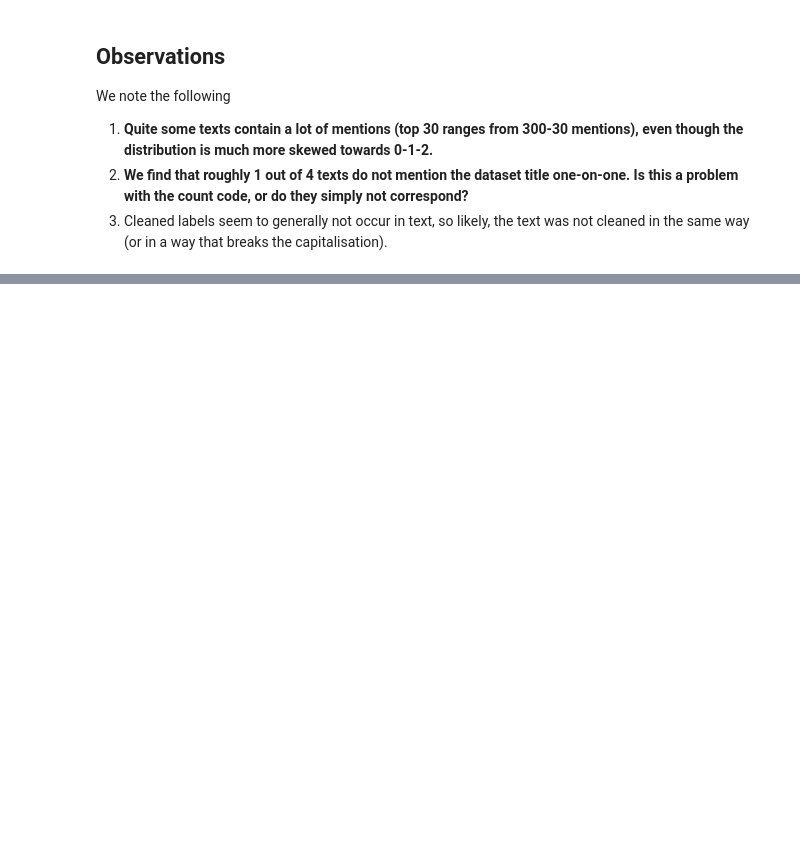
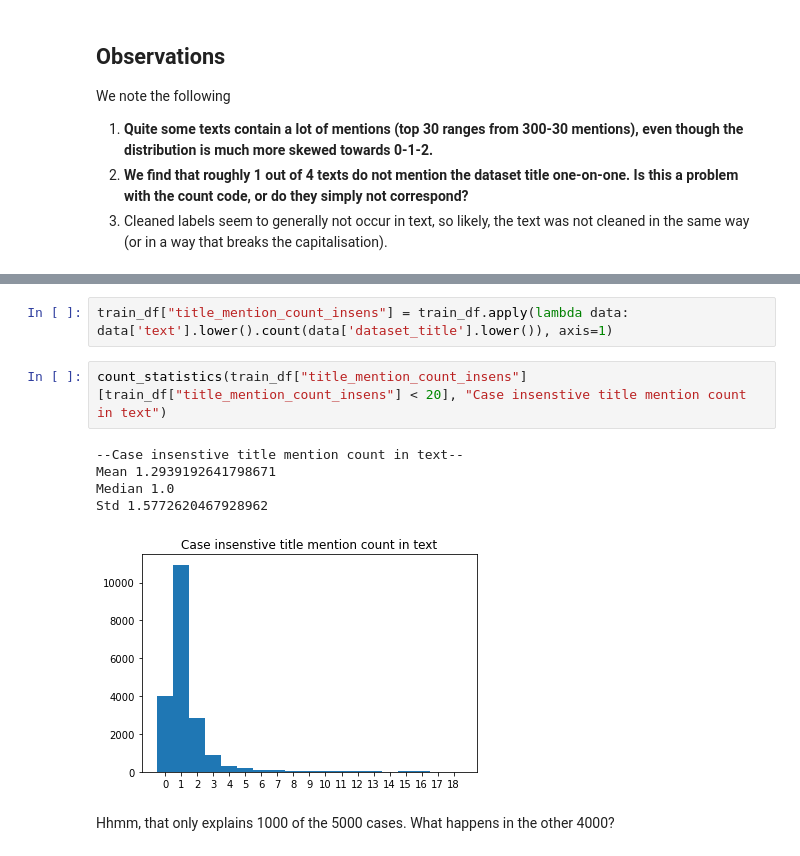
Before and after one commit to verrannt/show-us-the-data, a Jupyter notebook: src/notebooks/capitalisation_eda.ipynb, the cells around one changed output, grey strips where cells are left out. Saved outputs shown, nothing was run; the diff lists cells and outputs as text; blank space fills up the shorter version.

```diff
--- a/src/notebooks/capitalisation_eda.ipynb
+++ b/src/notebooks/capitalisation_eda.ipynb
@@ -226,0 +277,12 @@ We note the following
+# %%
+train_df["title_mention_count_insens"] = train_df.apply(lambda data: data['text'].lower().count(data['dataset_title'].lower()), axis=1)
+# %%
+count_statistics(train_df["title_mention_count_insens"][train_df["title_mention_count_insens"] < 20], "Case insenstive title mention count in text")
+# %% [output]
+--Case insenstive title mention count in text--
+Mean 1.2939192641798671
+Median 1.0
+Std 1.5772620467928962
+[figure, added]
+# %% [markdown]
+Hhmm, that only explains 1000 of the 5000 cases. What happens in the other 4000?
```
Also changed, not shown: parts of 30 cells of this notebook, 2 other files.
